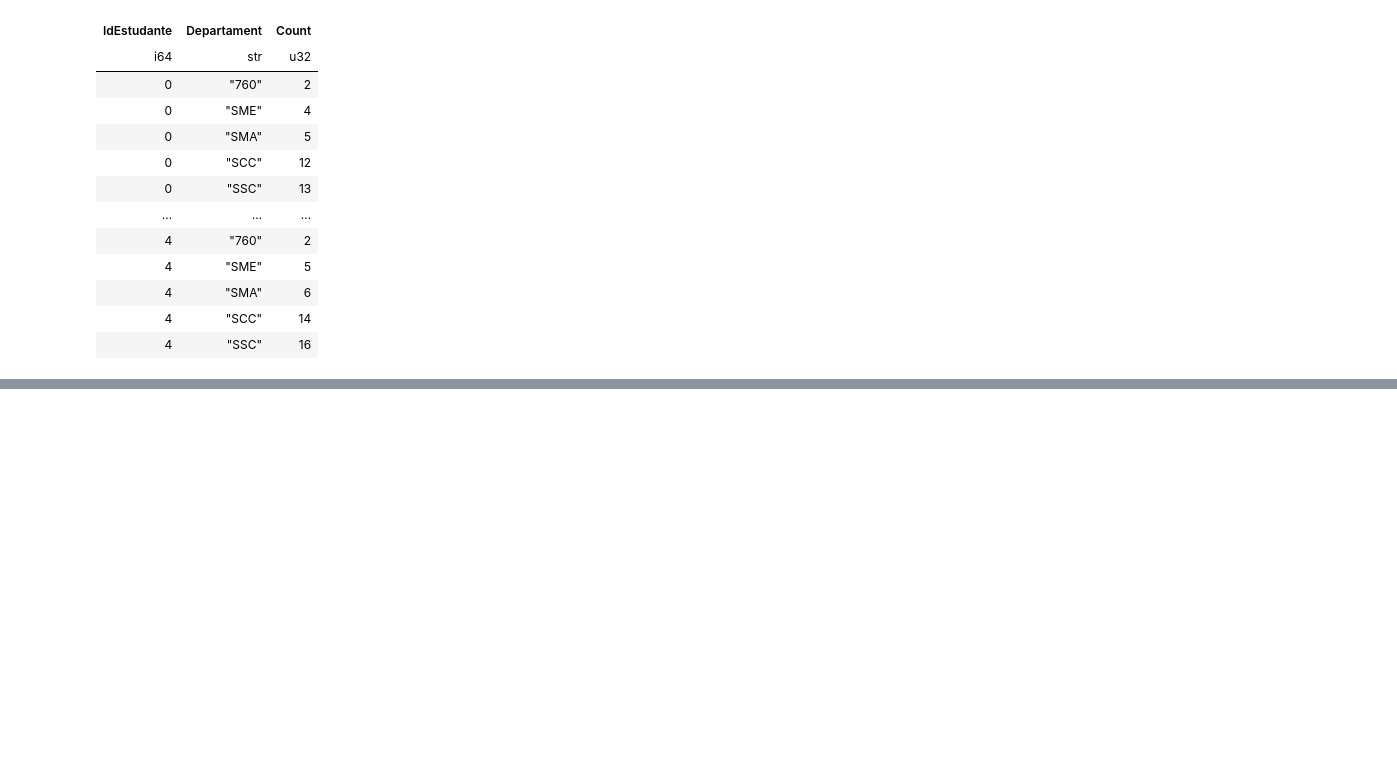
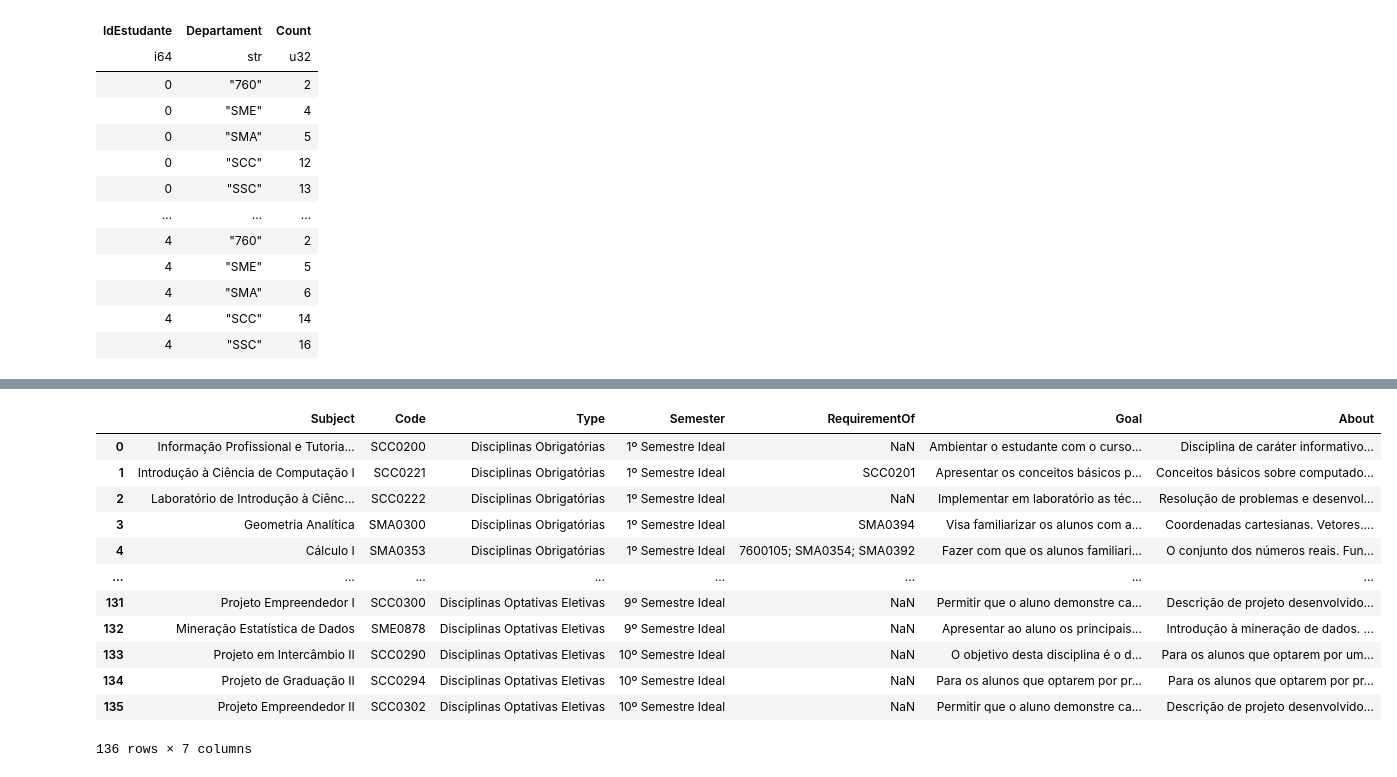
Before and after one commit to clr-cera/VisComp, a Jupyter notebook: final_project/claravisualizacoes.ipynb, the cells around one changed output, grey strips where cells are left out. Saved outputs shown, nothing was run; the diff lists cells and outputs as text; code cells hidden in the pictures; blank space fills up the shorter version.

```diff
--- a/final_project/claravisualizacoes.ipynb
+++ b/final_project/claravisualizacoes.ipynb
@@ -162,0 +172,18 @@ ext_per_student
+# %%
+import pandas
+dependencies_df = pandas.read_csv('../data/dependencies.csv')
+dependencies_df
+# %% [output]
+|  | Subject | Code | Type | Semester | RequirementOf | Goal | About |
+| 0 | Informação Profissional e Tutoria... | SCC0200 | Disciplinas Obrigatórias | 1º Semestre Ideal | NaN | Ambientar o estudante com o curso... | Disciplina de caráter informativo... |
+| 1 | Introdução à Ciência de Computação I | SCC0221 | Disciplinas Obrigatórias | 1º Semestre Ideal | SCC0201 | Apresentar os conceitos básicos p... | Conceitos básicos sobre computado... |
+| 2 | Laboratório de Introdução à Ciênc... | SCC0222 | Disciplinas Obrigatórias | 1º Semestre Ideal | NaN | Implementar em laboratório as téc... | Resolução de problemas e desenvol... |
+| 3 | Geometria Analítica | SMA0300 | Disciplinas Obrigatórias | 1º Semestre Ideal | SMA0394 | Visa familiarizar os alunos com a... | Coordenadas cartesianas. Vetores.... |
+| 4 | Cálculo I | SMA0353 | Disciplinas Obrigatórias | 1º Semestre Ideal | 7600105; SMA0354; SMA0392 | Fazer com que os alunos familiari... | O conjunto dos números reais. Fun... |
+| ... | ... | ... | ... | ... | ... | ... | ... |
+| 131 | Projeto Empreendedor I | SCC0300 | Disciplinas Optativas Eletivas | 9º Semestre Ideal | NaN | Permitir que o aluno demonstre ca... | Descrição de projeto desenvolvido... |
+| 132 | Mineração Estatística de Dados | SME0878 | Disciplinas Optativas Eletivas | 9º Semestre Ideal | NaN | Apresentar ao aluno os principais... | Introdução à mineração de dados. ... |
+| 133 | Projeto em Intercâmbio II | SCC0290 | Disciplinas Optativas Eletivas | 10º Semestre Ideal | NaN | O objetivo desta disciplina é o d... | Para os alunos que optarem por um... |
+| 134 | Projeto de Graduação II | SCC0294 | Disciplinas Optativas Eletivas | 10º Semestre Ideal | NaN | Para os alunos que optarem por pr... | Para os alunos que optarem por pr... |
+| 135 | Projeto Empreendedor II | SCC0302 | Disciplinas Optativas Eletivas | 10º Semestre Ideal | NaN | Permitir que o aluno demonstre ca... | Descrição de projeto desenvolvido... |
+136 rows × 7 columns
```
Also changed, not shown: parts of 6 cells of this notebook, 3 other files.
